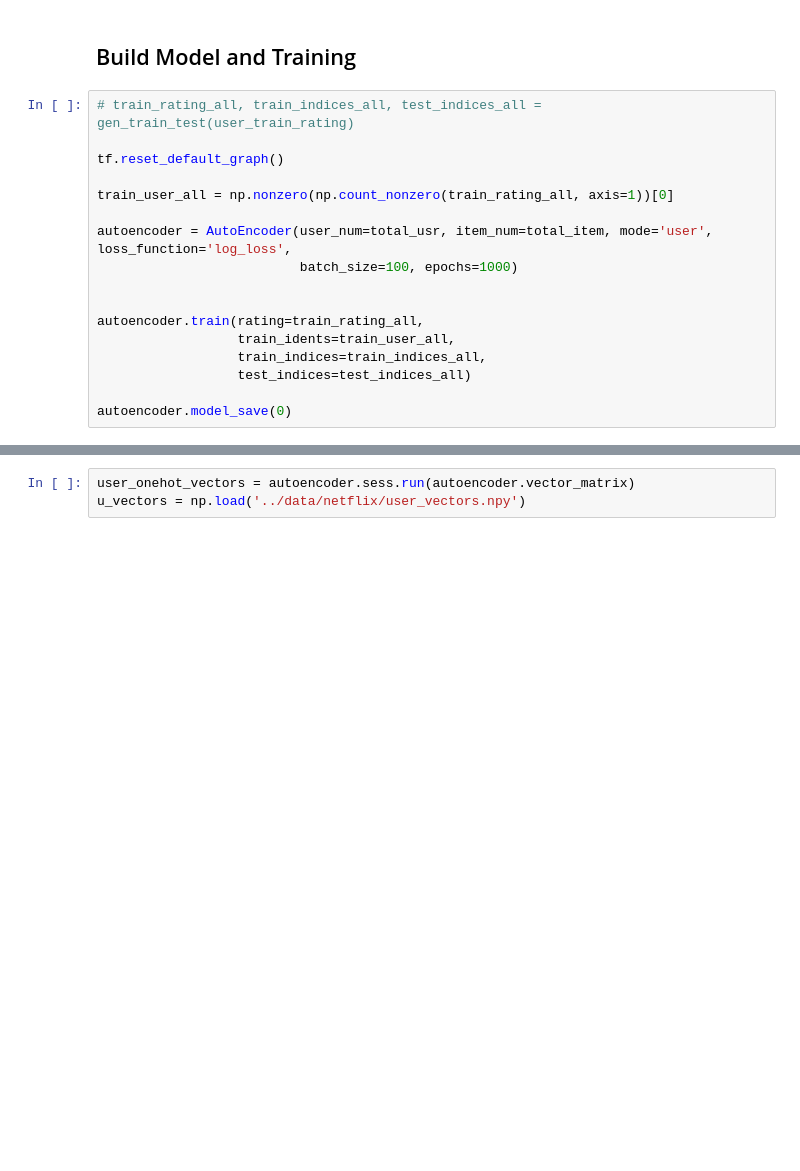
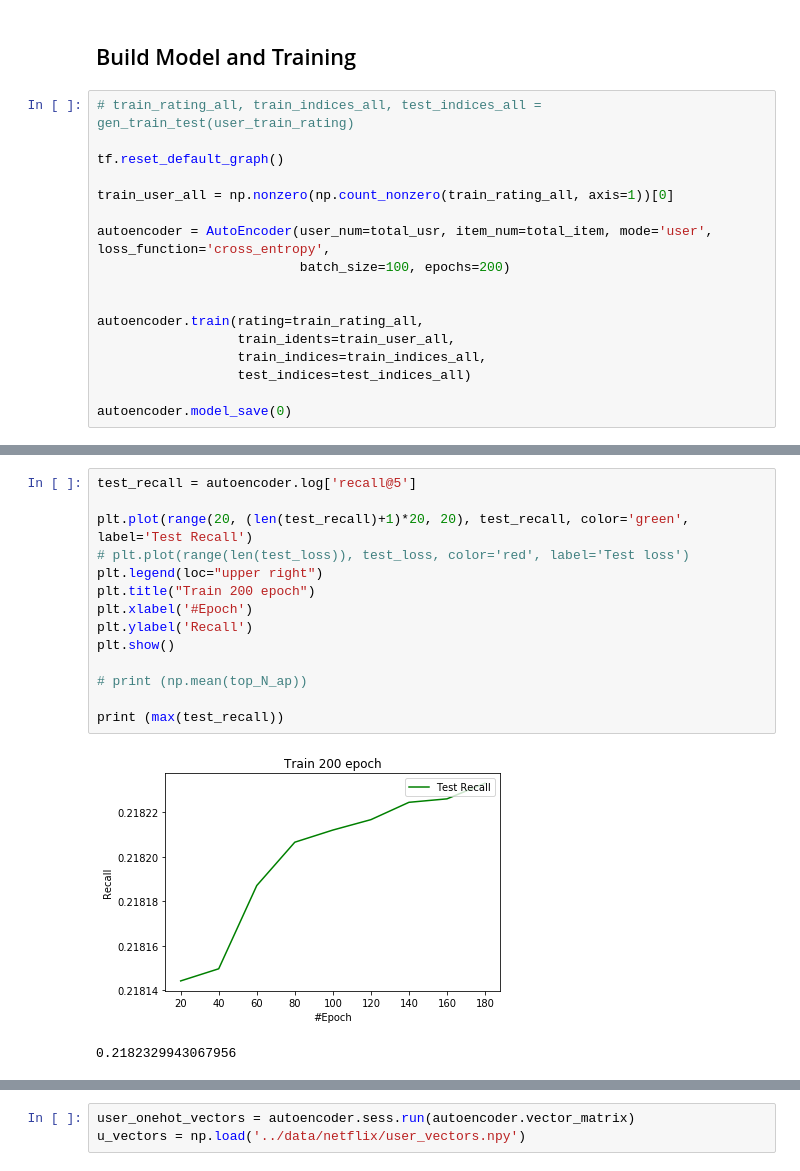
Before and after one commit to yutailin1993/Recommender-Exp, a Jupyter notebook: CDAE/CDAE_main.ipynb, the cells around one changed output, grey strips where cells are left out. Drawn from its saved outputs; the diff is of its cells as text; blank space fills up the shorter version.

```diff
--- a/CDAE/CDAE_main.ipynb
+++ b/CDAE/CDAE_main.ipynb
@@ -260,8 +366,8 @@ tf.reset_default_graph()
 
 train_user_all = np.nonzero(np.count_nonzero(train_rating_all, axis=1))[0]
 
-autoencoder = AutoEncoder(user_num=total_usr, item_num=total_item, mode='user', loss_function='log_loss',
-                          batch_size=100, epochs=1000)
+autoencoder = AutoEncoder(user_num=total_usr, item_num=total_item, mode='user', loss_function='cross_entropy',
+                          batch_size=100, epochs=200)
 
 
 autoencoder.train(rating=train_rating_all,
@@ -298,3 +409,20 @@ print (max(test_ap))
+# %%
+test_recall = autoencoder.log['recall@5']
+
+plt.plot(range(20, (len(test_recall)+1)*20, 20), test_recall, color='green', label='Test Recall')
+# plt.plot(range(len(test_loss)), test_loss, color='red', label='Test loss')
+plt.legend(loc="upper right")
+plt.title("Train 200 epoch")
+plt.xlabel('#Epoch')
+plt.ylabel('Recall')
+plt.show()
+
+# print (np.mean(top_N_ap))
+
+print (max(test_recall))
+# %% [output]
+[figure, added]
+0.2182329943067956
 # %%
 test_recall = autoencoder.log['recall@10']
 
```
Also changed, not shown: parts of 13 cells of this notebook.
